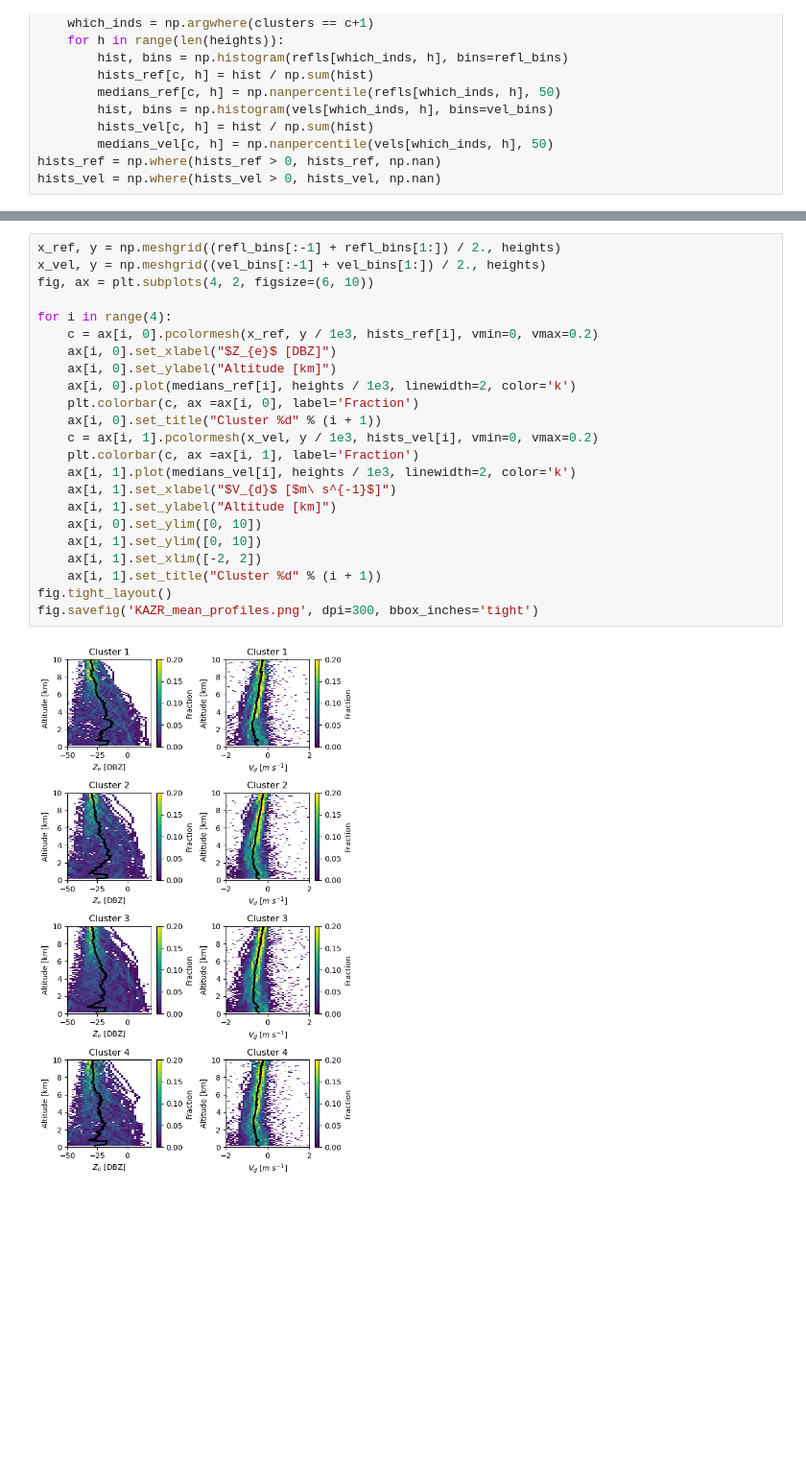
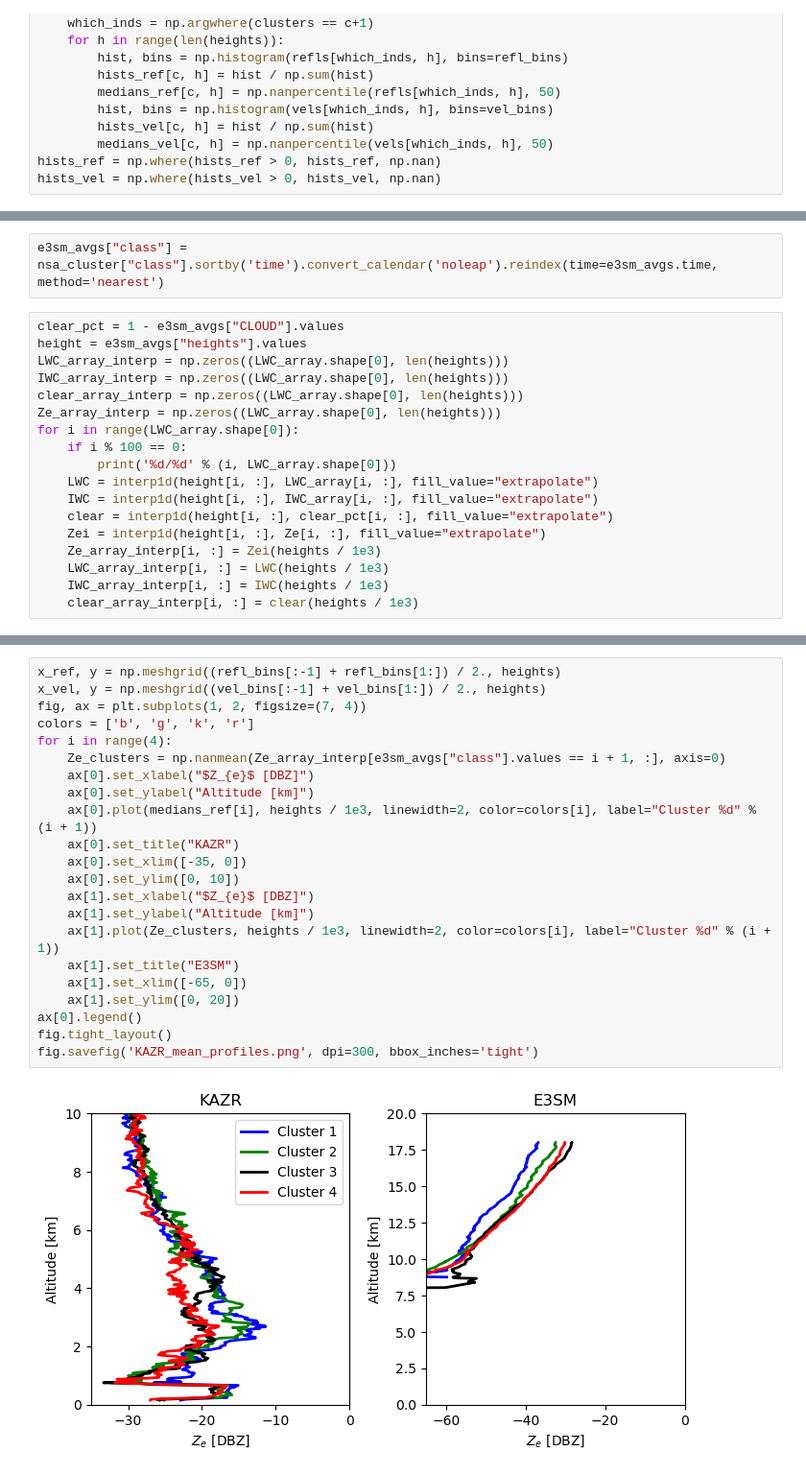
Before and after one commit to rcjackson/e3sm_nsa, a Jupyter notebook: notebooks/KAZR_in_clusters.ipynb, the cells around one changed output, grey strips where cells are left out. Shown at 96% size. Saved outputs shown, nothing was run; the diff lists cells and outputs as text; blank space fills up the shorter version.

```diff
--- a/notebooks/KAZR_in_clusters.ipynb
+++ b/notebooks/KAZR_in_clusters.ipynb
@@ -124,0 +138,20 @@ hists_vel = np.where(hists_vel > 0, hists_vel, np.nan)
+# %%
+e3sm_avgs["class"] = nsa_cluster["class"].sortby('time').convert_calendar('noleap').reindex(time=e3sm_avgs.time, method='nearest')
+# %%
+clear_pct = 1 - e3sm_avgs["CLOUD"].values
+height = e3sm_avgs["heights"].values
+LWC_array_interp = np.zeros((LWC_array.shape[0], len(heights)))
+IWC_array_interp = np.zeros((LWC_array.shape[0], len(heights)))
+clear_array_interp = np.zeros((LWC_array.shape[0], len(heights)))
+Ze_array_interp = np.zeros((LWC_array.shape[0], len(heights)))
+for i in range(LWC_array.shape[0]):
+    if i % 100 == 0:
+        print('%d/%d' % (i, LWC_array.shape[0]))
+    LWC = interp1d(height[i, :], LWC_array[i, :], fill_value="extrapolate")
+    IWC = interp1d(height[i, :], IWC_array[i, :], fill_value="extrapolate")
+    clear = interp1d(height[i, :], clear_pct[i, :], fill_value="extrapolate")
+    Zei = interp1d(height[i, :], Ze[i, :], fill_value="extrapolate")
+    Ze_array_interp[i, :] = Zei(heights / 1e3)
+    LWC_array_interp[i, :] = LWC(heights / 1e3)
+    IWC_array_interp[i, :] = IWC(heights / 1e3)
+    clear_array_interp[i, :] = clear(heights / 1e3)
@@ -125,25 +176,24 @@ hists_vel = np.where(hists_vel > 0, hists_vel, np.nan)
 # %%
 x_ref, y = np.meshgrid((refl_bins[:-1] + refl_bins[1:]) / 2., heights)
 x_vel, y = np.meshgrid((vel_bins[:-1] + vel_bins[1:]) / 2., heights)
-fig, ax = plt.subplots(4, 2, figsize=(6, 10))
-
+fig, ax = plt.subplots(1, 2, figsize=(7, 4))
+colors = ['b', 'g', 'k', 'r']
 for i in range(4):
-    c = ax[i, 0].pcolormesh(x_ref, y / 1e3, hists_ref[i], vmin=0, vmax=0.2)
-    ax[i, 0].set_xlabel("$Z_{e}$ [DBZ]")
-    ax[i, 0].set_ylabel("Altitude [km]")
-    ax[i, 0].plot(medians_ref[i], heights / 1e3, linewidth=2, color='k')
-    plt.colorbar(c, ax =ax[i, 0], label='Fraction')
-    ax[i, 0].set_title("Cluster %d" % (i + 1))
-    c = ax[i, 1].pcolormesh(x_vel, y / 1e3, hists_vel[i], vmin=0, vmax=0.2)
-    plt.colorbar(c, ax =ax[i, 1], label='Fraction')
-    ax[i, 1].plot(medians_vel[i], heights / 1e3, linewidth=2, color='k')
-    ax[i, 1].set_xlabel("$V_{d}$ [$m\ s^{-1}$]")
-    ax[i, 1].set_ylabel("Altitude [km]")
-    ax[i, 0].set_ylim([0, 10])
-    ax[i, 1].set_ylim([0, 10])
-    ax[i, 1].set_xlim([-2, 2])
-    ax[i, 1].set_title("Cluster %d" % (i + 1))
+    Ze_clusters = np.nanmean(Ze_array_interp[e3sm_avgs["class"].values == i + 1, :], axis=0)
+    ax[0].set_xlabel("$Z_{e}$ [DBZ]")
+    ax[0].set_ylabel("Altitude [km]")
+    ax[0].plot(medians_ref[i], heights / 1e3, linewidth=2, color=colors[i], label="Cluster %d" % (i + 1))
+    ax[0].set_title("KAZR")
+    ax[0].set_xlim([-35, 0])
+    ax[0].set_ylim([0, 10])
+    ax[1].set_xlabel("$Z_{e}$ [DBZ]")
+    ax[1].set_ylabel("Altitude [km]")
+    ax[1].plot(Ze_clusters, heights / 1e3, linewidth=2, color=colors[i], label="Cluster %d" % (i + 1))
+    ax[1].set_title("E3SM")
+    ax[1].set_xlim([-65, 0])
+    ax[1].set_ylim([0, 20])
+ax[0].legend()
 fig.tight_layout()
 fig.savefig('KAZR_mean_profiles.png', dpi=300, bbox_inches='tight')
 # %% [output]
-[figure, old version]
+[figure, new version]
```
Also changed, not shown: parts of 19 cells of this notebook, 2 other files.
